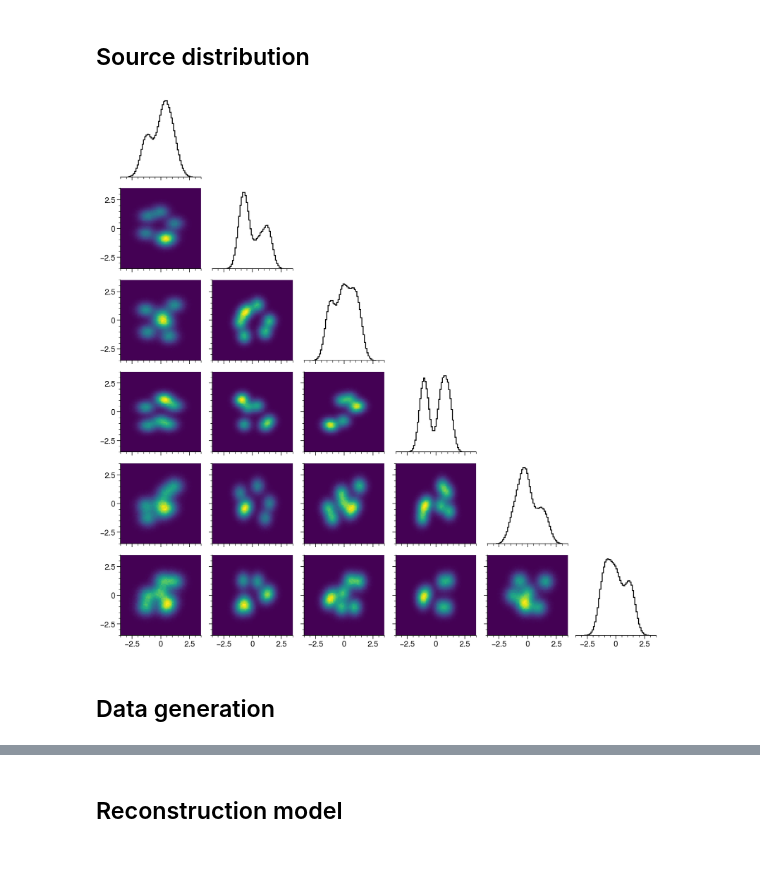
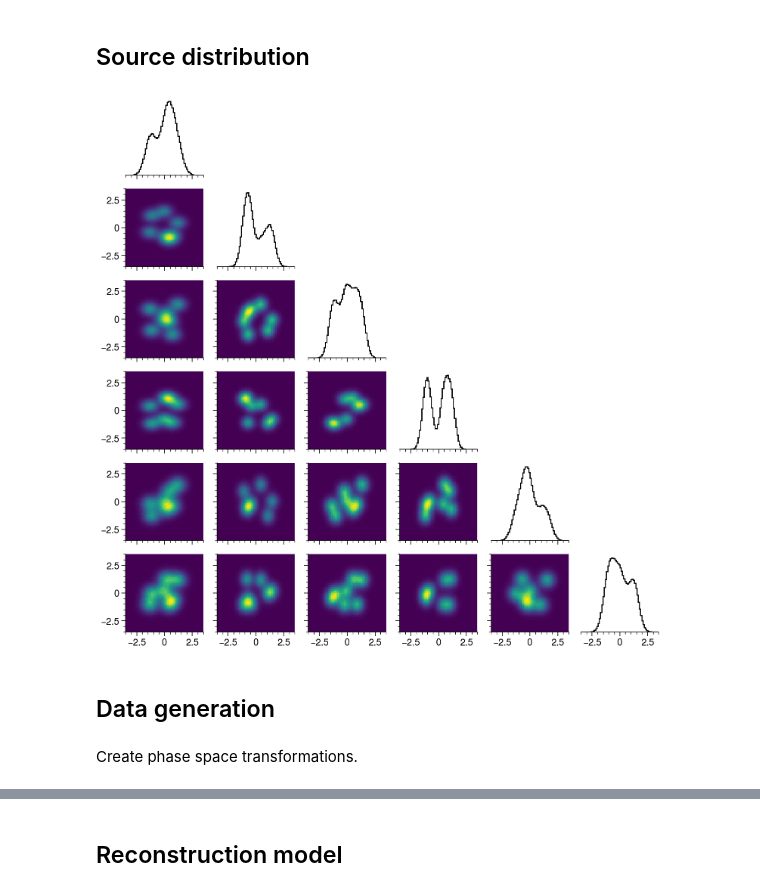
Before and after one commit to austin-hoover/ment, a Jupyter notebook: examples/rec_nd_1d_rand_sample.ipynb, the cells around one changed output, grey strips where cells are left out. Saved outputs shown, nothing was run; the diff lists cells and outputs as text; code cells hidden in the pictures; blank space fills up the shorter version.

```diff
--- a/examples/rec_nd_1d_rand_sample.ipynb
+++ b/examples/rec_nd_1d_rand_sample.ipynb
@@ -27,7 +26,7 @@ plt.rc["grid"] = False
 # %% [markdown]
 ## Settings
 # %%
-dist_name = "gaussian_mixture"
+dist_name = "gaussian-mixture"
 ndim = 6
 xmax = 3.5
 seed = 12345
@@ -39,10 +38,10 @@ x_true = dist.sample(1_000_000)
 # %%
 limits = ndim * [(-xmax, xmax)]
 
-grid = psv.CornerGrid(ndim, figwidth=(ndim * 1.5))
+grid = psv.CornerGrid(ndim, figwidth=(ndim * 1.25))
 grid.plot_points(x_true, limits=limits, bins=64, mask=False)
 plt.show()
 # %% [output]
-[figure, old version]
+[figure, new version]
 # %% [markdown]
 ## Data generation
@@ -54,3 +54,5 @@ kde_bandwidth_frac = 1.0
+# %% [markdown]
+Create phase space transformations.
 # %%
 class ProjectionTransform:
     def __init__(self, direction: np.ndarray) -> None:
```
Also changed, not shown: parts of 20 cells of this notebook, 9 other files.
